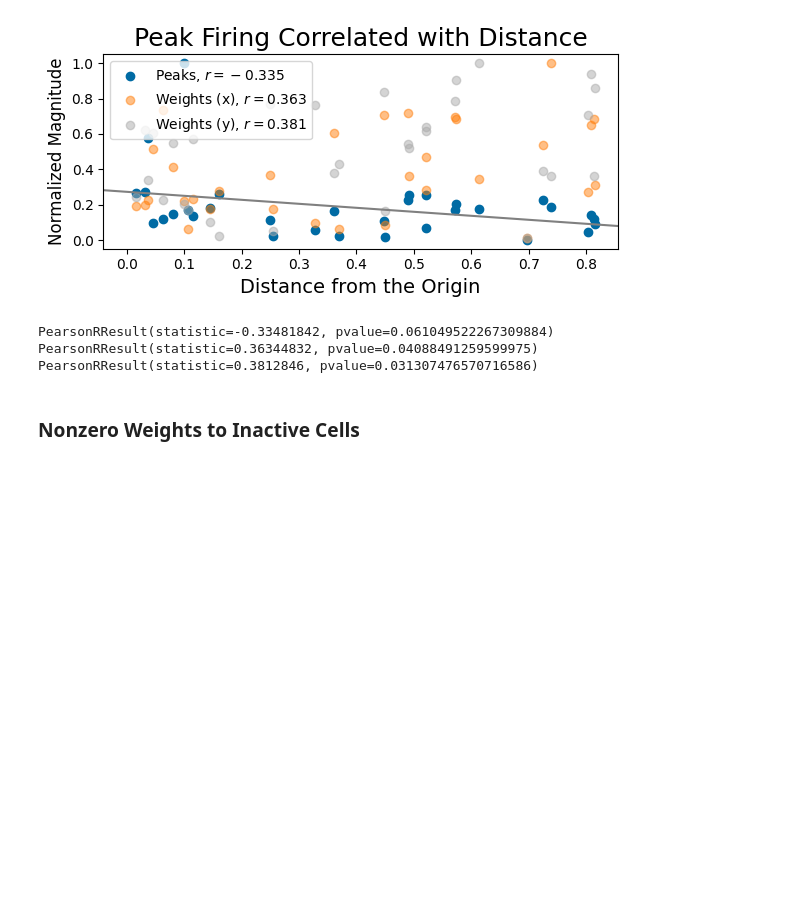
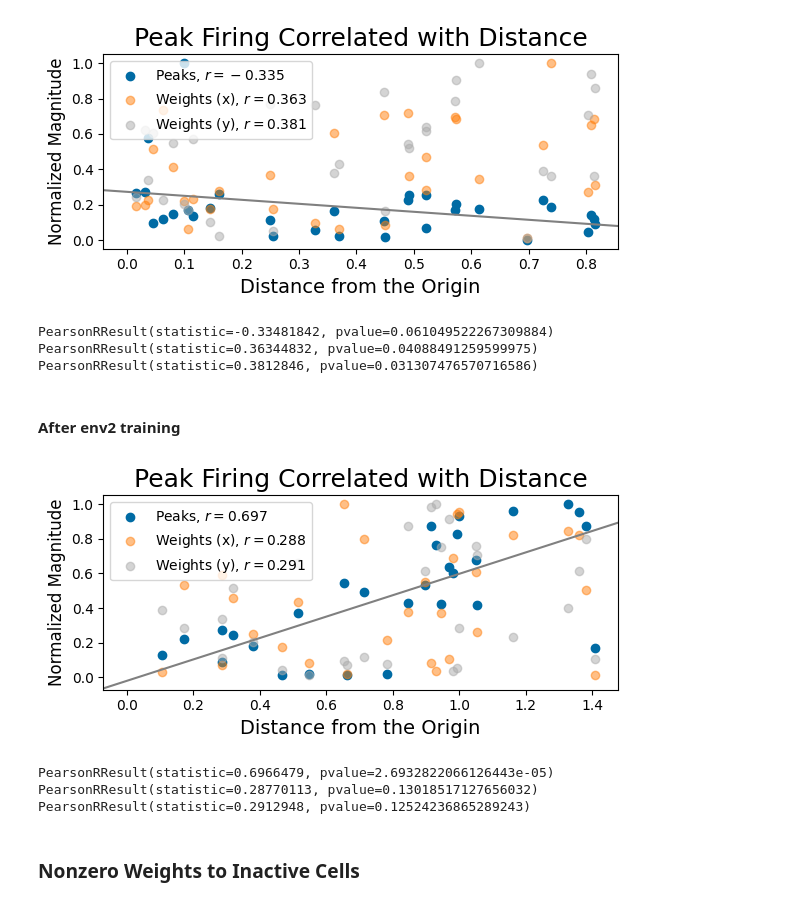
Before and after one commit to ChackMociute/Master-Thesis, a Jupyter notebook: analysis/weights.ipynb, the cells around one changed output. Cells and saved outputs as stored; diff of their text form; code cells hidden in the pictures; blank space fills up the shorter version.

```diff
--- a/analysis/weights.ipynb
+++ b/analysis/weights.ipynb
@@ -184,6 +184,46 @@ print(pearsonr(w_y, dists))
 PearsonRResult(statistic=-0.33481842, pvalue=0.061049522267309884)
 PearsonRResult(statistic=0.36344832, pvalue=0.04088491259599975)
 PearsonRResult(statistic=0.3812846, pvalue=0.031307476570716586)
+# %% [markdown]
+#### After env2 training
+# %%
+a2f = Analysis2Fits(data_path, '2fits')
+exp = a2f.exps[1][0]
+net = exp.agent.actor
+net.clamp_weights()
+# %%
+exp.compile_grid_cells(2)
+exp.load_pfs()
+# %%
+idx = exp.pfs.get_place_cells().cpu()
+# %%
+dists = exp.pfs.means[idx].detach().pow(2).sum(-1).cpu()
+scales = exp.pfs.scales[idx].pow(2).detach().cpu()
+w_x, w_y = net.lin2.weight.detach().abs().cpu()[2:,idx]
+
+slope, intercept, rho, *_ = linregress(dists, scales.squeeze()/scales.max(), alternative='greater')
+
+plt.figure(figsize=(6, 3))
+plt.scatter(dists, scales/scales.max(), label=f'Peaks, $r={rho:.03}$')
+plt.scatter(dists, w_x/w_x.max(), label=f'Weights (x), $r={pearsonr(w_x, dists).statistic:.03}$', alpha=0.5)
+plt.scatter(dists, w_y/w_y.max(), label=f'Weights (y), $r={pearsonr(w_y, dists).statistic:.03}$', alpha=0.5)
+plt.axline([0, intercept], slope=slope, c='gray')
+plt.xlabel("Distance from the Origin", fontsize=14)
+plt.ylabel("Normalized Magnitude", fontsize=12)
+plt.title("Peak Firing Correlated with Distance", fontsize=18)
+plt.legend()
+plt.tight_layout()
+plt.show()
+# %% [output]
+[figure, added]
+# %%
+print(pearsonr(scales.squeeze(), dists))
+print(pearsonr(w_x, dists))
+print(pearsonr(w_y, dists))
+# %% [output]
+PearsonRResult(statistic=0.6966479, pvalue=2.6932822066126443e-05)
+PearsonRResult(statistic=0.28770113, pvalue=0.13018517127656032)
+PearsonRResult(statistic=0.2912948, pvalue=0.12524236865289243)
 # %% [markdown]
 ### Nonzero Weights to Inactive Cells
 # %%
```
Also changed, not shown: parts of 1 cell of this notebook.
